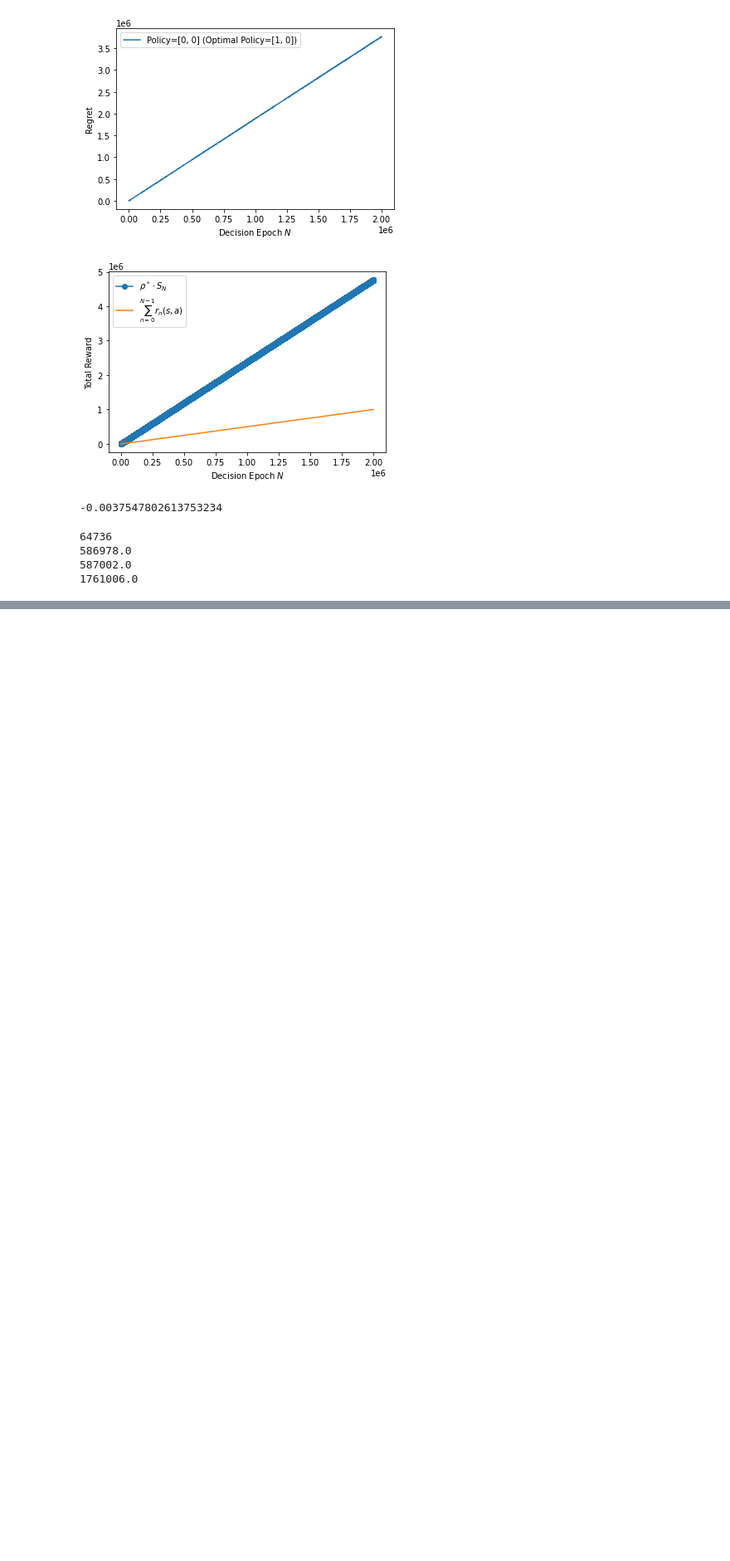
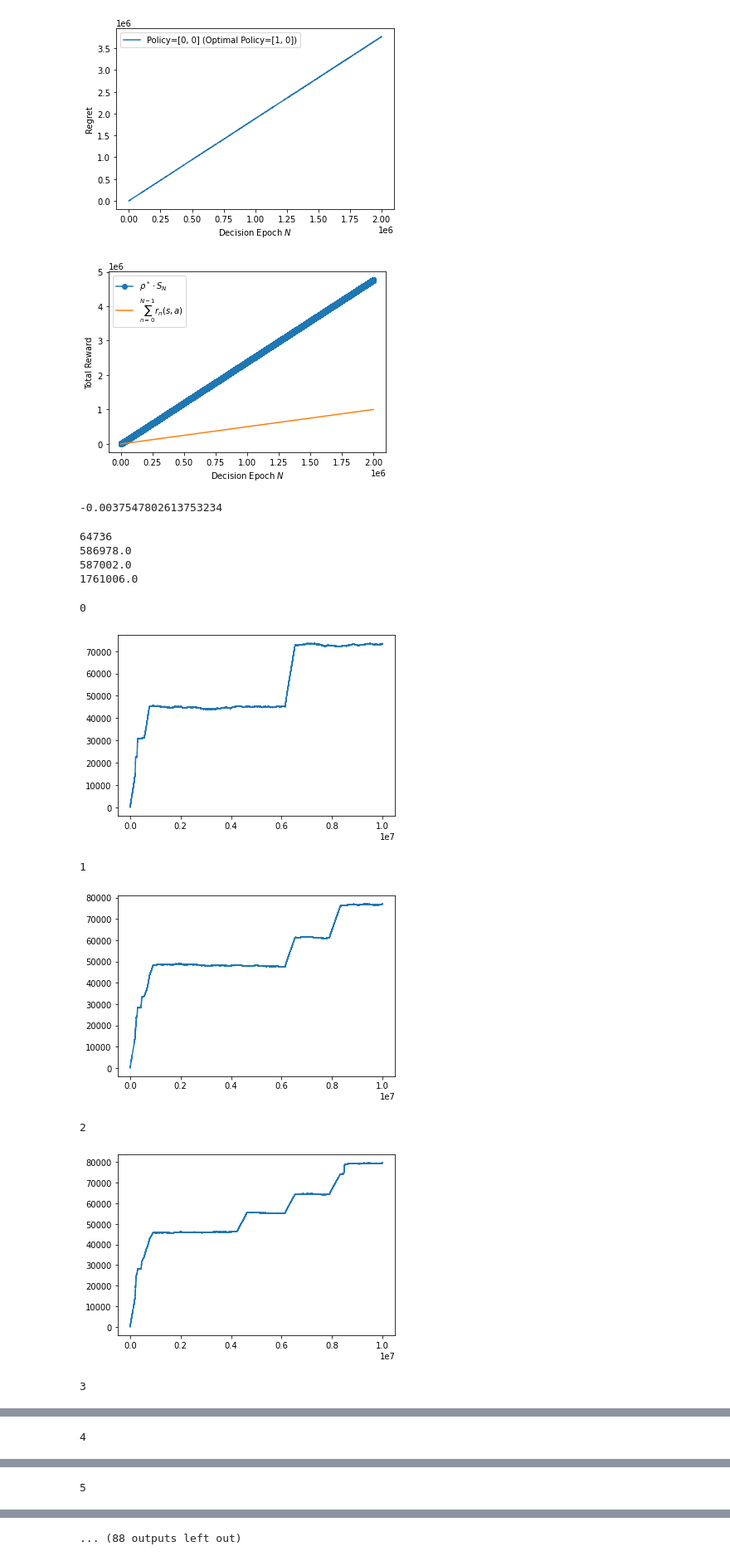
Before and after one commit to JialeZhaCUHK/CT_UCRL, a Jupyter notebook: test.ipynb, the cells around one changed output, grey strips where cells are left out. Shown at 83% size. Cells and saved outputs as stored; diff of their text form; code cells hidden in the pictures; blank space fills up the shorter version.

```diff
--- a/test.ipynb
+++ b/test.ipynb
@@ -200,3 +202,62 @@ print(bound_const)
 586978.0
 587002.0
 1761006.0
+# %%
+num_dec_epoch = int(1e7)
+num_sim = 50
+avg_regret = [0, np.zeros(num_dec_epoch)]
+# avg_reward = [0, np.zeros(num_dec_epoch)]
+# avg_rhoT = [0, np.zeros(num_dec_epoch)]
+# %%
+num_sim = 50
+for sim in range(num_sim):
+    print(sim, end='\r')
+    opt_regret = []
+    ct_mdp = mdp.CTMDP(n_states, n_actions, p, r, holding_lambda)
+
+    transitions = ct_ucrl(ct_mdp, np.max(holding_lambda), np.min(holding_lambda),
+                        r, 0.01, 0)
+    sum_reward = 0
+
+    for _ in tqdm.tqdm(range(num_dec_epoch)):
+        (t, st, ac, next_st, holding_time, reward) = transitions.__next__()
+#         opt_tr[sim].append((t, st, ac, next_st, holding_time, reward))
+        sum_reward += reward
+        opt_regret.append((rho_star * ct_mdp.timer - sum_reward,
+                           rho_star * ct_mdp.timer, sum_reward))
+
+    opt_regret = np.array(opt_regret)
+
+    avg_regret[0] = sim + 1
+    avg_regret[1] = (avg_regret[1] * sim + opt_regret[:, 0]) / (sim + 1)
+#     avg_rhoT[1] = (avg_rhoT[1] * sim + opt_regret[:, 1]) / (sim + 1)
+#     avg_reward[1] = (avg_reward[1] * sim + opt_regret[:, 2]) / (sim + 1)
+#     opt_regret = np.array(opt_regret)
+
+    with open('../../data/CT-UCRL/EX1/delta_001/regret_sim' + str(sim), 'wb') as file:
+        pkl.dump(opt_regret, file)
+        file.close()
+#     avg_regret[0] = sim + 1
+#     avg_regret[1] = (avg_regret[1] * sim + np.array(opt_regret)) / (sim + 1)
+
+
+
+#     with open('../../data/CT-UCRL/EX2/delta_001/regret', 'wb') as file:
+#         pkl.dump(avg_regret, file)
+#         file.close()
+#     with open('../../data/CT-UCRL/EX2/delta_001/reward', 'wb') as file:
+#         pkl.dump(avg_reward, file)
+#         file.close()
+#     with open('../../data/CT-UCRL/EX2/delta_001/rhoT', 'wb') as file:
+#         pkl.dump(avg_rhoT, file)
+#         file.close()
+    plt.plot(avg_regret[1], label = 'CT-UCRL')
+    plt.show()
+# %% [output]
+0
+[figure, added]
+1
+[figure, added]
+2
+[figure, added]
+3
@@ -202,0 +265 @@ print(bound_const)
+4
@@ -202,0 +267 @@ print(bound_const)
+5
@@ -202,0 +269 @@ print(bound_const)
+... (88 outputs left out)
```
Also changed, not shown: parts of 9 cells of this notebook, 2 other files.
